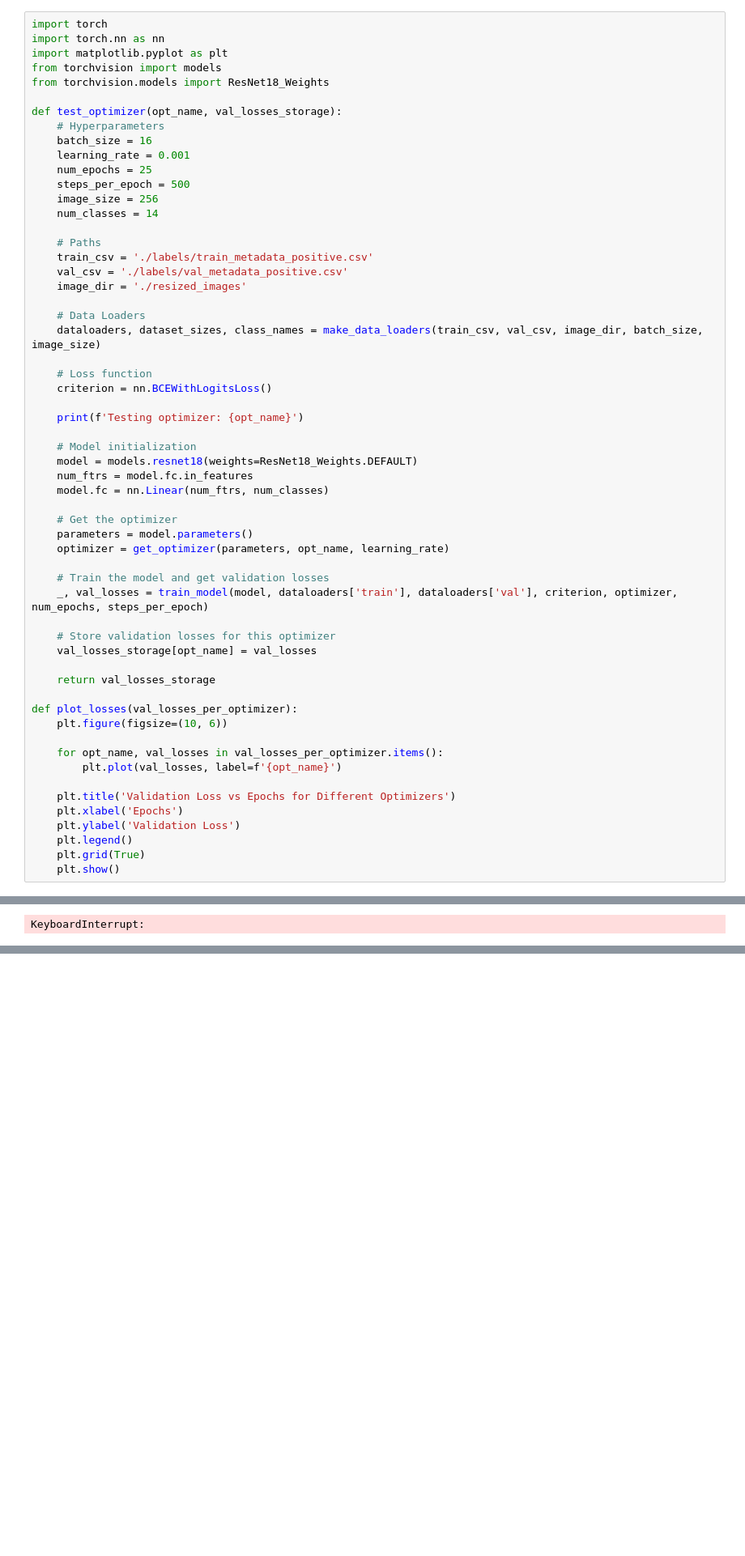
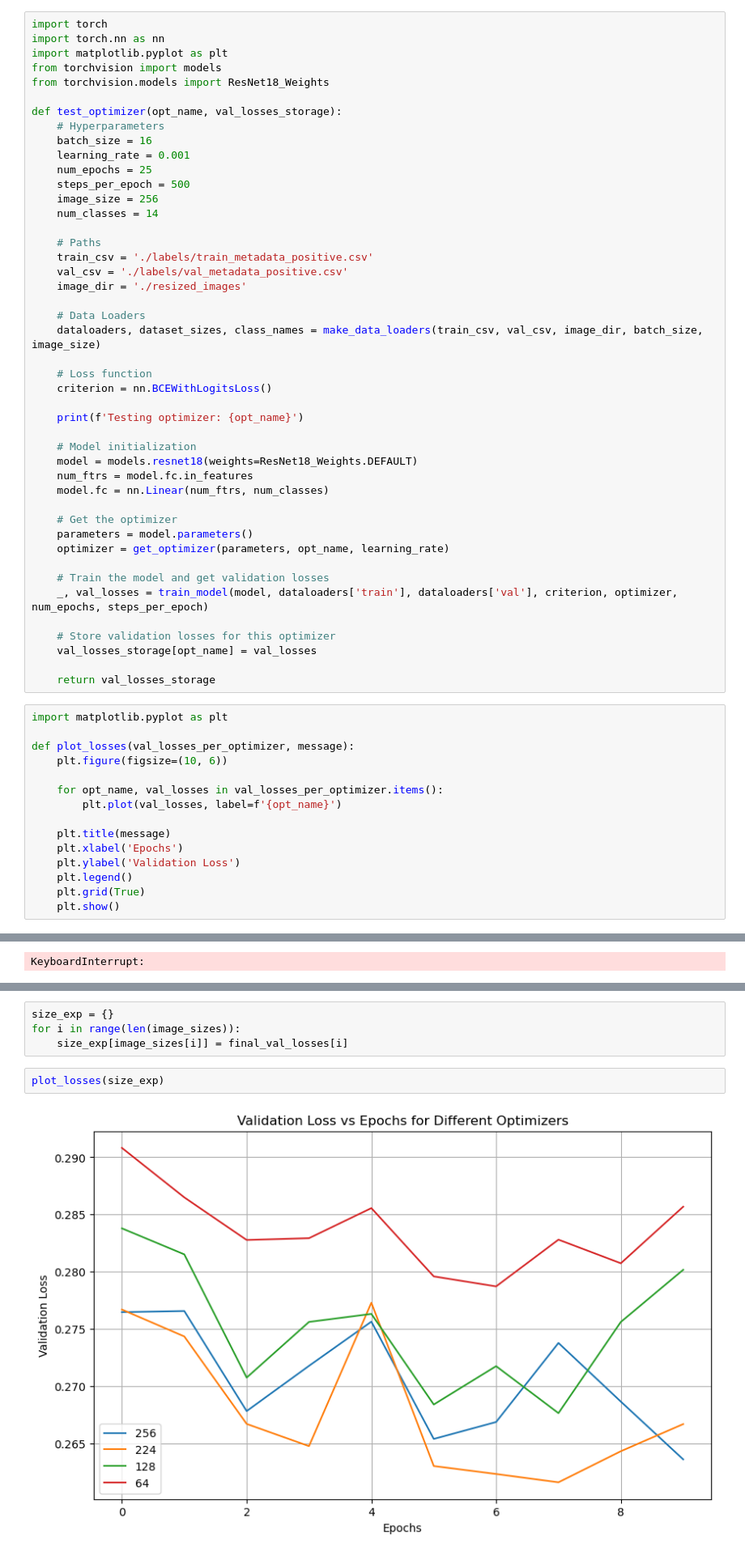
Before and after one commit to hugoarsa/TFG, a Jupyter notebook: models_local_testing_hyperparameters.ipynb, the cells around one changed output, grey strips where cells are left out. Shown: that part at 81% size. Saved outputs shown, nothing was run; the diff lists cells and outputs as text; blank space fills up the shorter version.

Commit message:
testing for image size finished 256 winner

```diff
--- a/models_local_testing_hyperparameters.ipynb
+++ b/models_local_testing_hyperparameters.ipynb
@@ -507,19 +506,21 @@ def test_optimizer(opt_name, val_losses_storage):
     val_losses_storage[opt_name] = val_losses
 
     return val_losses_storage
-
-def plot_losses(val_losses_per_optimizer):
-    plt.figure(figsize=(10, 6))
-
-    for opt_name, val_losses in val_losses_per_optimizer.items():
-        plt.plot(val_losses, label=f'{opt_name}')
-
-    plt.title('Validation Loss vs Epochs for Different Optimizers')
-    plt.xlabel('Epochs')
-    plt.ylabel('Validation Loss')
-    plt.legend()
-    plt.grid(True)
-    plt.show()
+# %%
+import matplotlib.pyplot as plt
+
+def plot_losses(val_losses_per_optimizer, message):
+    plt.figure(figsize=(10, 6))
+
+    for opt_name, val_losses in val_losses_per_optimizer.items():
+        plt.plot(val_losses, label=f'{opt_name}')
+
+    plt.title(message)
+    plt.xlabel('Epochs')
+    plt.ylabel('Validation Loss')
+    plt.legend()
+    plt.grid(True)
+    plt.show()
 # %%
 val_losses_storage = {}
 # %%
@@ -1098,0 +1113,8 @@ KeyboardInterrupt:
+# %%
+size_exp = {}
+for i in range(len(image_sizes)):
+    size_exp[image_sizes[i]] = final_val_losses[i]
+# %%
+plot_losses(size_exp)
+# %% [output]
+[figure, added]
```
Also changed, not shown: parts of 2 cells of this notebook, 1 other file.
